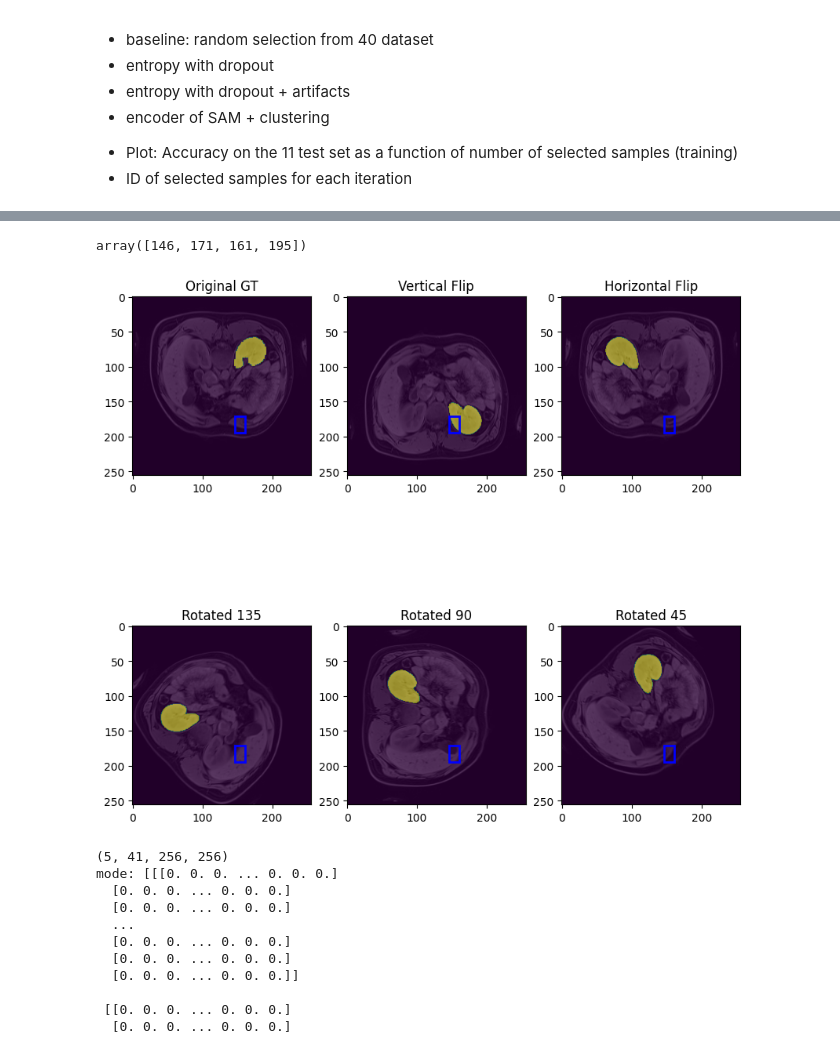
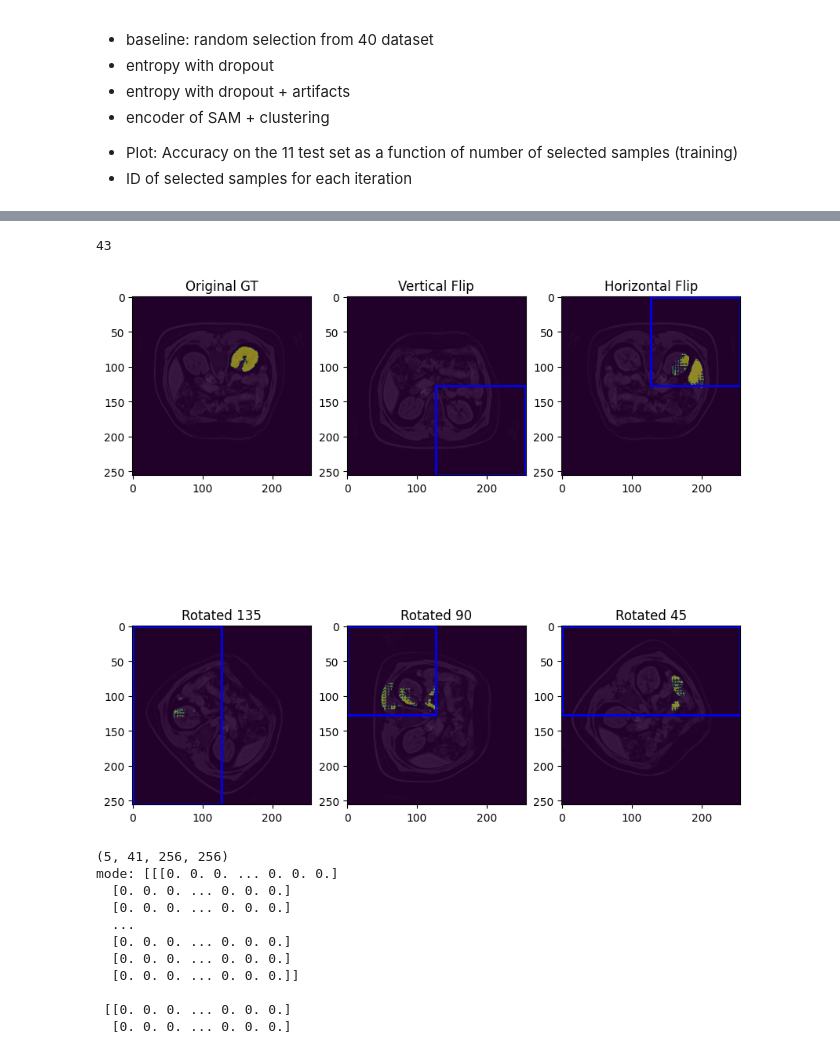
Before and after one commit to yexincheng/ALMRI, a Jupyter notebook: research_questions.ipynb, the cells around one changed output, grey strips where cells are left out. Saved outputs shown, nothing was run; the diff lists cells and outputs as text; code cells hidden in the pictures.

Commit message:
test bbox

```diff
--- a/research_questions.ipynb
+++ b/research_questions.ipynb
@@ -145,7 +145,7 @@ def tta_transforms(imgs, gts):
     transformed_gt = [gt_rotated_45, gt_rotated_90, gt_rotated_135, gt_flip_horizontal, gt_flip_vertical]
     return transformed_img, transformed_gt
 # %%
-training_pool = glob(os.path.join(training_pool_path, '*.npz'))
+training_pool = sorted(glob(os.path.join(training_pool_path, '*.npz')))
 save_path_tr = os.path.join(prefix, task, 'train_tta')
 os.makedirs(save_path_tr, exist_ok=True)
 # sam_lk = sam_model_registry['vit_b'](checkpoint='checkpoints/SAM/sam_vit_b_01ec64.pth').to(device)
@@ -272,10 +275,11 @@ plt.show()
 # %%
 # Check prediction after tta
-original_sam = '/scratch/project/bollmann_lab/xincheng/segmentation/ALMRI/checkpoints/SAM/sam_vit_b_01ec64.pth'
-original_medsam = '/scratch/project/bollmann_lab/xincheng/segmentation/ALMRI/checkpoints/MedSAM/medsam_20230423_vit_b_0.0.1.pth'
-sam_random_40 = '/scratch/project/bollmann_lab/xincheng/segmentation/ALMRI/checkpoints/SAM_MRI_LeftKidney_random/seed2023/epochs100/SAM_vit_b_12_latest.pth'
-medsam_random_40 = '/scratch/project/bollmann_lab/xincheng/segmentation/ALMRI/checkpoints/MedSAM_MRI_LeftKidney_random/seed2023/epochs50/MedSAM_vit_b_20_latest.pth'
-dynunet_random_40 = '/scratch/project/bollmann_lab/xincheng/segmentation/ALMRI/checkpoints/DynUNet_MRI_LeftKidney_random/seed2023/epochs100/DynUNet_vit_b_40_latest.pth'
+parent_path = '/scratch/project/bollmann_lab/xincheng/segmentation/ALMRI/'
+original_sam = 'checkpoints/SAM/sam_vit_b_01ec64.pth'
+original_medsam = 'checkpoints/MedSAM/medsam_20230423_vit_b_0.0.1.pth'
+sam_random_40 = 'checkpoints/SAM_MRI_LeftKidney_random/seed2024/epochs20/SAM_vit_b_40_latest.pth'
+medsam_random_40 = 'checkpoints/MedSAM_MRI_LeftKidney_random/seed2023/epochs50/MedSAM_vit_b_20_latest.pth'
+dynunet_random_40 = 'checkpoints/DynUNet_MRI_LeftKidney_random/seed2023/epochs100/DynUNet_vit_b_40_latest.pth'
 # %%
 def roi_bbox(gt2D):
     y_indices, x_indices = np.where(gt2D > 0)
@@ -296,11 +301,11 @@ def show_box(box, ax):
     ax.add_patch(plt.Rectangle((x0, y0), w, h, edgecolor='blue', facecolor=(0,0,0,0), lw=2))
 # %%
 # test MedSAM on natural image
-sam_model = sam_model_registry['vit_b'](checkpoint=medsam_random_40).to(device)
+sam_model = sam_model_registry['vit_b'](checkpoint=sam_random_40).to(device)
 sam_model.eval()
 predictor = SamPredictor(sam_model)
 # load AdobeStock_57083879.jpg as numpy array
-img_path = '/scratch/user/uqxye5/segmentation/AdobeStock_57083879.jpg'
+img_path = '/mnt/segmentation/AdobeStock_57083879.jpg'
 from PIL import Image
 img = Image.open(img_path)
 img_np = np.array(img, dtype=np.uint8)
@@ -358,46 +389,52 @@ for img, gt in zip(transformed_img, transformed_gt):
 # %%
 # TODO: dynunet model prediction
-# %%
-input_box
-# %% [output]
-array([146, 171, 161, 195])
+# %%
+len(gts)
+# %% [output]
+43
+# %%
+bbox4 = np.repeat(np.array([127,255,255,127])[None, :], len(gts), axis=0)
+bbox3 = np.repeat(np.array([127,0,255,127])[None, :], len(gts), axis=0)
+bbox2 = np.repeat(np.array([0,0,127,255])[None, :], len(gts), axis=0)
+bbox1 = np.repeat(np.array([0,0,127,127])[None, :], len(gts), axis=0)
+bbox0 = np.repeat(np.array([0,0,255,127])[None, :], len(gts), axis=0)
+transformed_bbox = [bbox0, bbox1, bbox2, bbox3, bbox4]
 # %%
 # plot predictions after tta
 fig, ax = plt.subplots(2, 3, figsize=(10, 10))
 index = 22
 ax[0,0].imshow(imgs[index])
 ax[0,0].imshow(gts[index], alpha=0.5)
-show_box([], ax[0,0])
 ax[0,0].title.set_text('Original GT')
 
 ax[0,1].imshow(transformed_img[4][index], cmap='gray')
 ax[0,1].imshow(transformed_preds[4][index], alpha=0.5)
-show_box(input_box, ax[0,1])
+show_box(transformed_bbox[4][index], ax[0,1])
 ax[0,1].title.set_text('Vertical Flip')
 
 ax[0,2].imshow(transformed_img[3][index], cmap='gray')
 ax[0,2].imshow(transformed_preds[3][index], alpha=0.5)
-show_box(input_box, ax[0,2])
+show_box(transformed_bbox[3][index], ax[0,2])
 ax[0,2].title.set_text('Horizontal Flip')
 
 ax[1,0].imshow(transformed_img[2][index], cmap='gray')
 ax[1,0].imshow(transformed_preds[2][index], alpha=0.5)
-show_box(input_box, ax[1,0])
+show_box(transformed_bbox[2][index], ax[1,0])
 ax[1,0].title.set_text('Rotated 135')
 
 ax[1,1].imshow(transformed_img[1][index], cmap='gray')
 ax[1,1].imshow(transformed_preds[1][index], alpha=0.5)
-show_box(input_box, ax[1,1])
+show_box(transformed_bbox[1][index], ax[1,1])
 ax[1,1].title.set_text('Rotated 90')
 
 ax[1,2].imshow(transformed_img[0][index], cmap='gray')
 ax[1,2].imshow(transformed_preds[0][index], alpha=0.5)
-show_box(input_box, ax[1,2])
+show_box(transformed_bbox[0][index], ax[1,2])
 ax[1,2].title.set_text('Rotated 45')
 
 plt.show()
 # %% [output]
-[figure, old version]
+[figure, new version]
 # %%
 transformed_preds_array = np.array(transformed_preds)
 print(transformed_preds_array.shape)
```
Also changed, not shown: parts of 14 cells of this notebook.
